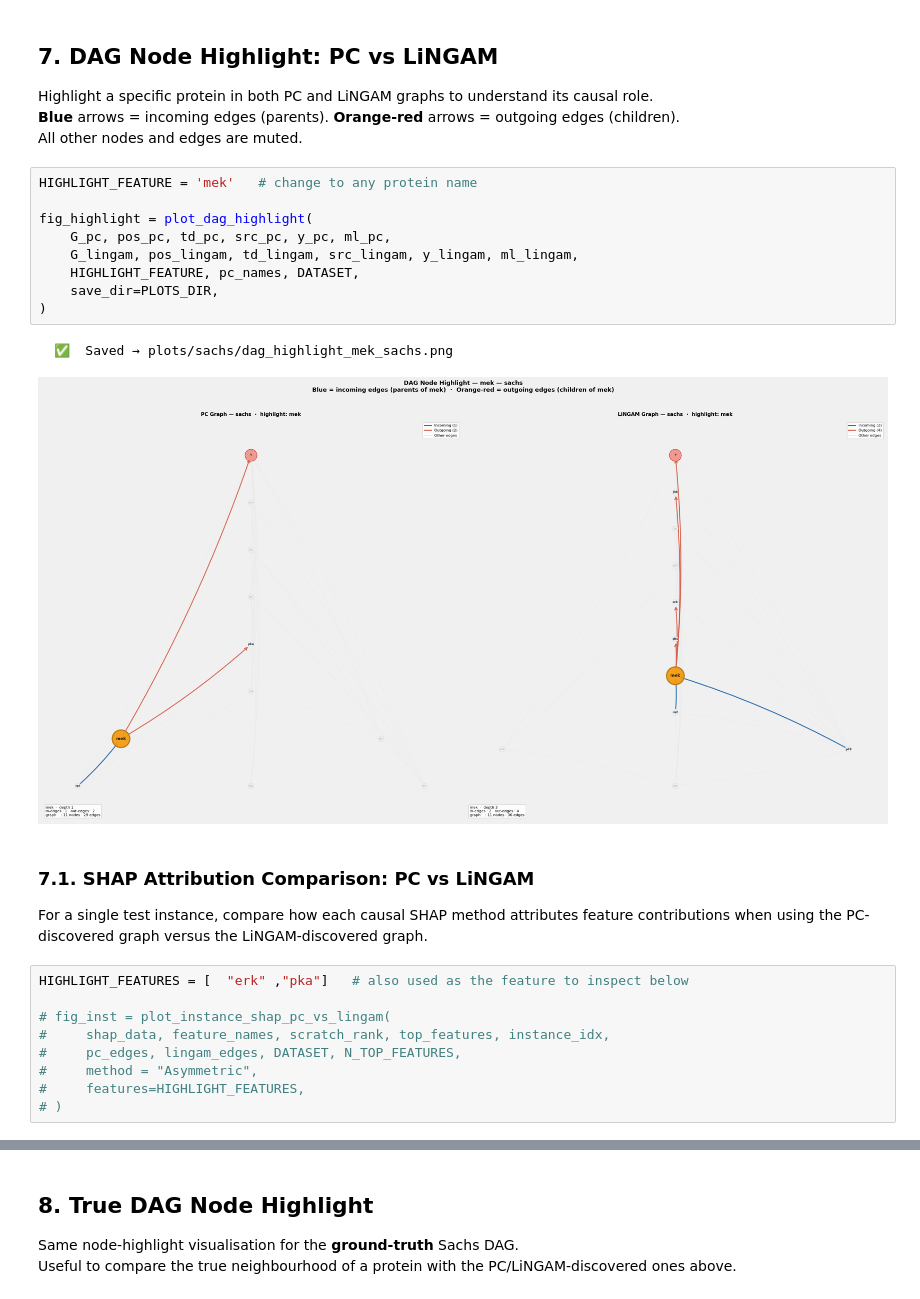
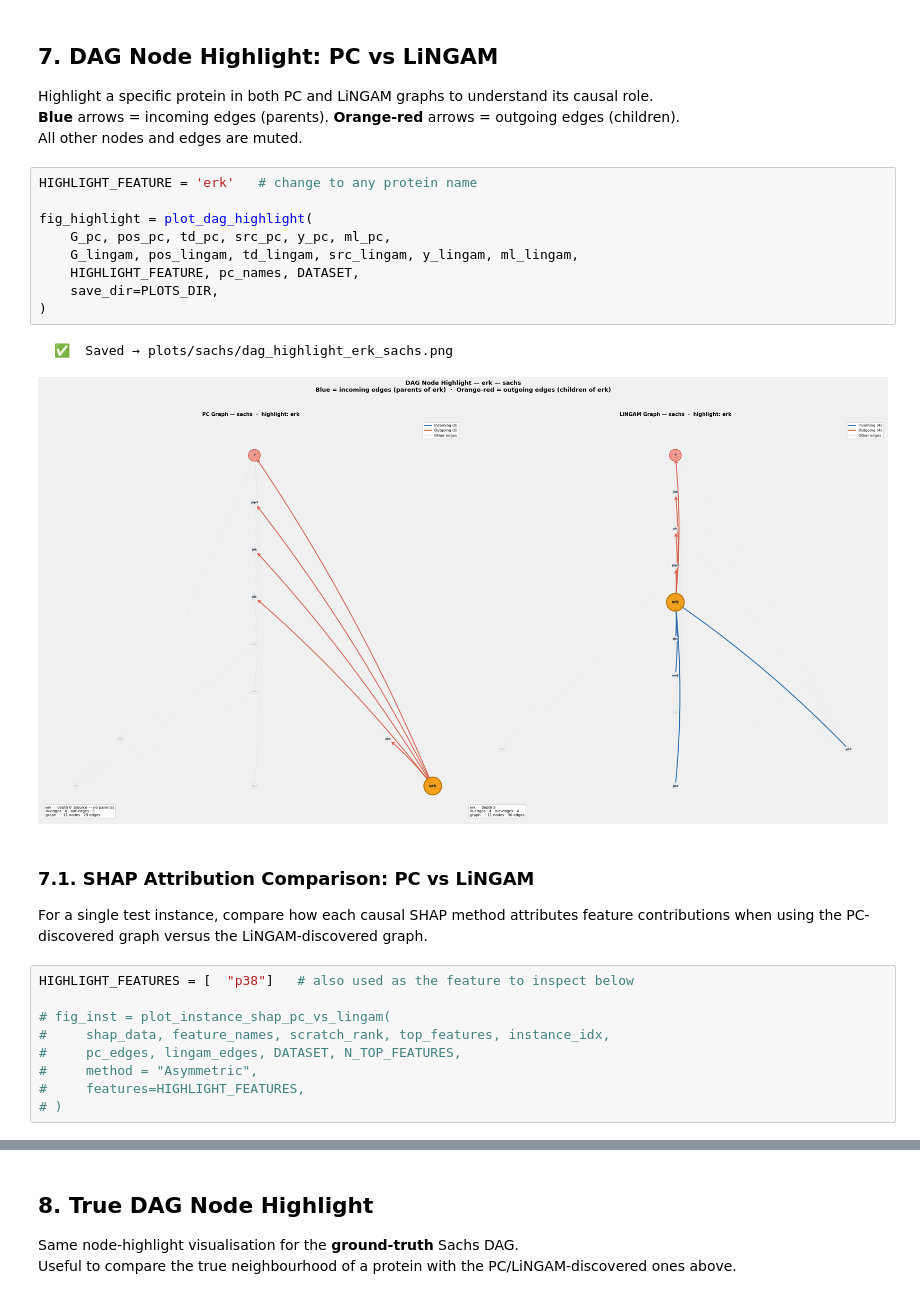
Before and after one commit to juanriosg12/master_thesis, a Jupyter notebook: notebooks/real_data_analysis.ipynb, the cells around one changed output, grey strips where cells are left out. Drawn from its saved outputs; the diff is of its cells as text.

Commit message:
update metrics and plots

```diff
--- a/notebooks/real_data_analysis.ipynb
+++ b/notebooks/real_data_analysis.ipynb
@@ -429,23 +452,23 @@ Highlight a specific protein in both PC and LiNGAM graphs to understand its caus
 **Blue** arrows = incoming edges (parents). **Orange-red** arrows = outgoing edges (children).
 All other nodes and edges are muted.
 # %%
-HIGHLIGHT_FEATURE = 'mek'   # change to any protein name
+HIGHLIGHT_FEATURE = 'erk'   # change to any protein name
 
 fig_highlight = plot_dag_highlight(
     G_pc, pos_pc, td_pc, src_pc, y_pc, ml_pc,
     G_lingam, pos_lingam, td_lingam, src_lingam, y_lingam, ml_lingam,
     HIGHLIGHT_FEATURE, pc_names, DATASET,
     save_dir=PLOTS_DIR,
 )
 # %% [output]
-  ✅  Saved → plots/sachs/dag_highlight_mek_sachs.png
+  ✅  Saved → plots/sachs/dag_highlight_erk_sachs.png
-[figure, old version]
+[figure, new version]
 # %% [markdown]
 ### 7.1. SHAP Attribution Comparison: PC vs LiNGAM
 
 For a single test instance, compare how each causal SHAP method attributes feature contributions when using the PC-discovered graph versus the LiNGAM-discovered graph.
 # %%
-HIGHLIGHT_FEATURES = [  "erk" ,"pka"]   # also used as the feature to inspect below
+HIGHLIGHT_FEATURES = [  "p38"]   # also used as the feature to inspect below
 
 # fig_inst = plot_instance_shap_pc_vs_lingam(
 #     shap_data, feature_names, scratch_rank, top_features, instance_idx,
```
Also changed, not shown: parts of 5 cells of this notebook, 30 other files.
